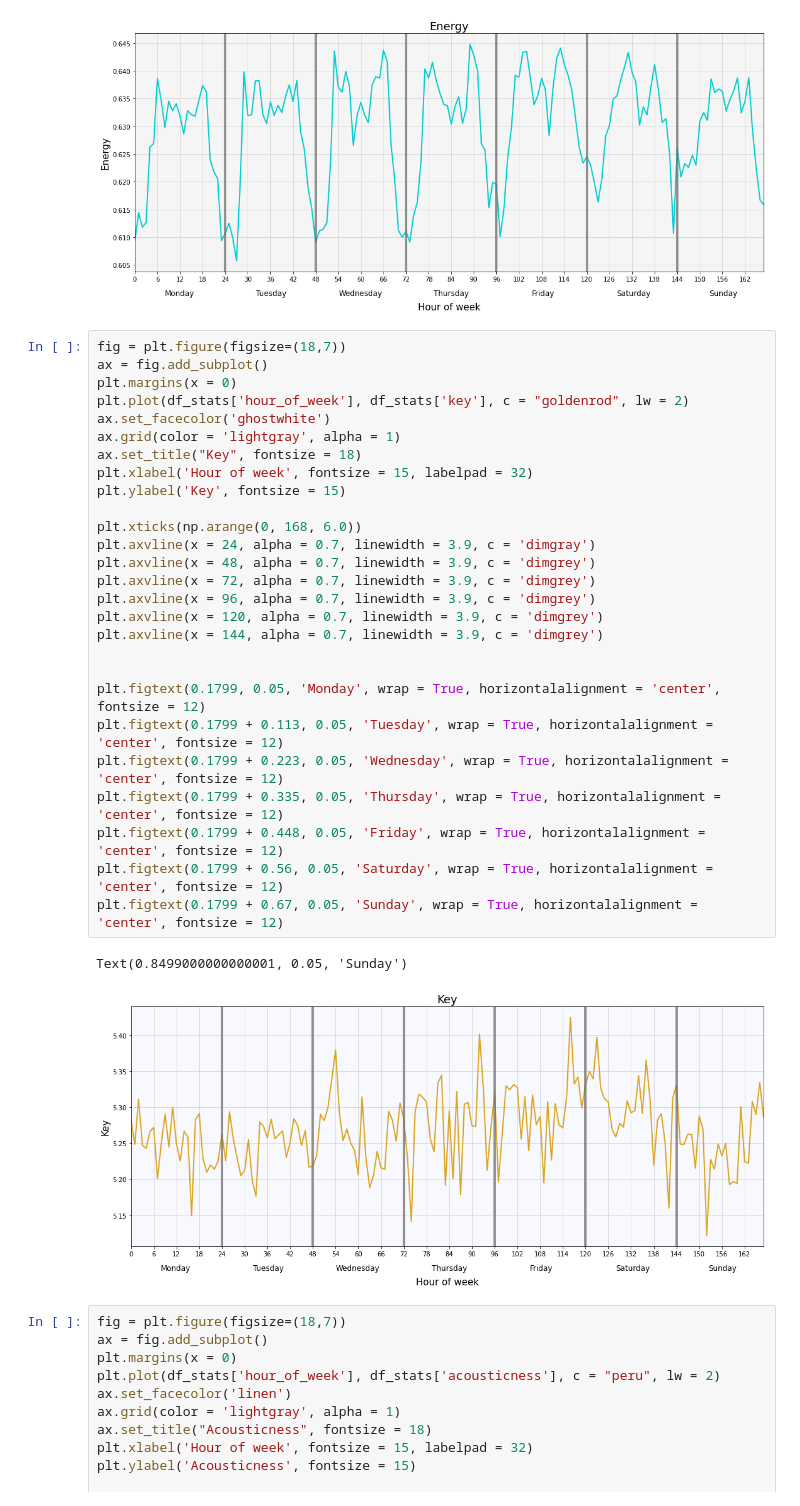
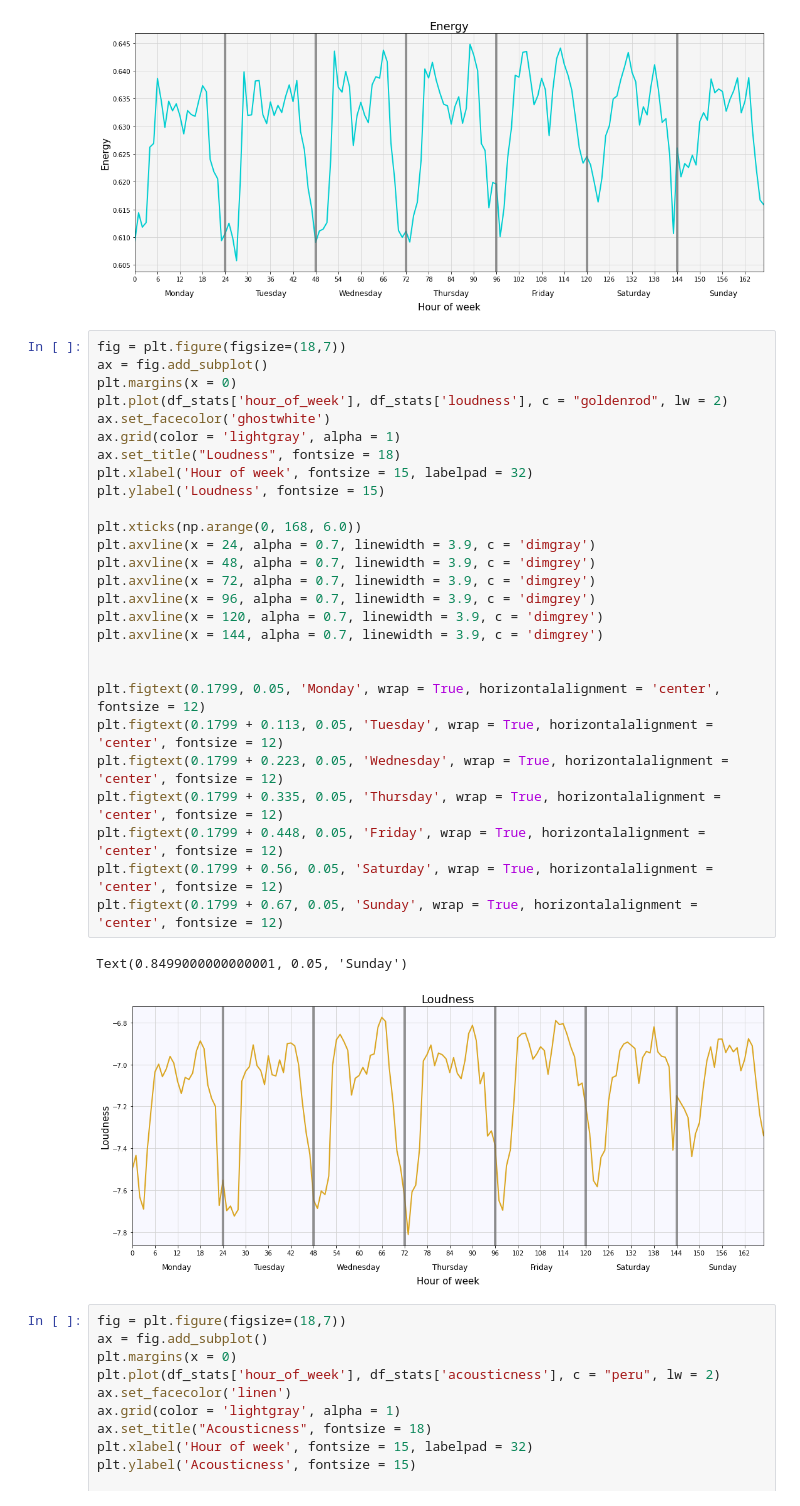
Before and after one commit to lejaja9/Friiiiiiiiiday, a Jupyter notebook: data_viz.ipynb, the cells around one changed output. Saved outputs shown, nothing was run; the diff lists cells and outputs as text.

```diff
--- a/data_viz.ipynb
+++ b/data_viz.ipynb
@@ -84,33 +84,33 @@ Text(0.8499000000000001, 0.05, 'Sunday')
 # %%
 fig = plt.figure(figsize=(18,7))
 ax = fig.add_subplot()
 plt.margins(x = 0)
-plt.plot(df_stats['hour_of_week'], df_stats['key'], c = "goldenrod", lw = 2)
+plt.plot(df_stats['hour_of_week'], df_stats['loudness'], c = "goldenrod", lw = 2)
 ax.set_facecolor('ghostwhite')
 ax.grid(color = 'lightgray', alpha = 1)
-ax.set_title("Key", fontsize = 18)
+ax.set_title("Loudness", fontsize = 18)
 plt.xlabel('Hour of week', fontsize = 15, labelpad = 32)
-plt.ylabel('Key', fontsize = 15)
+plt.ylabel('Loudness', fontsize = 15)
 
 plt.xticks(np.arange(0, 168, 6.0))
 plt.axvline(x = 24, alpha = 0.7, linewidth = 3.9, c = 'dimgray')
 plt.axvline(x = 48, alpha = 0.7, linewidth = 3.9, c = 'dimgrey')
 plt.axvline(x = 72, alpha = 0.7, linewidth = 3.9, c = 'dimgrey')
 plt.axvline(x = 96, alpha = 0.7, linewidth = 3.9, c = 'dimgrey')
 plt.axvline(x = 120, alpha = 0.7, linewidth = 3.9, c = 'dimgrey')
 plt.axvline(x = 144, alpha = 0.7, linewidth = 3.9, c = 'dimgrey')
 
 
 plt.figtext(0.1799, 0.05, 'Monday', wrap = True, horizontalalignment = 'center', fontsize = 12)
 plt.figtext(0.1799 + 0.113, 0.05, 'Tuesday', wrap = True, horizontalalignment = 'center', fontsize = 12)
 plt.figtext(0.1799 + 0.223, 0.05, 'Wednesday', wrap = True, horizontalalignment = 'center', fontsize = 12)
 plt.figtext(0.1799 + 0.335, 0.05, 'Thursday', wrap = True, horizontalalignment = 'center', fontsize = 12)
 plt.figtext(0.1799 + 0.448, 0.05, 'Friday', wrap = True, horizontalalignment = 'center', fontsize = 12)
 plt.figtext(0.1799 + 0.56, 0.05, 'Saturday', wrap = True, horizontalalignment = 'center', fontsize = 12)
 plt.figtext(0.1799 + 0.67, 0.05, 'Sunday', wrap = True, horizontalalignment = 'center', fontsize = 12)
 # %% [output]
 Text(0.8499000000000001, 0.05, 'Sunday')
-[figure, old version]
+[figure, new version]
 # %%
 fig = plt.figure(figsize=(18,7))
 ax = fig.add_subplot()
```
Also changed, not shown: parts of 1 cell of this notebook.
